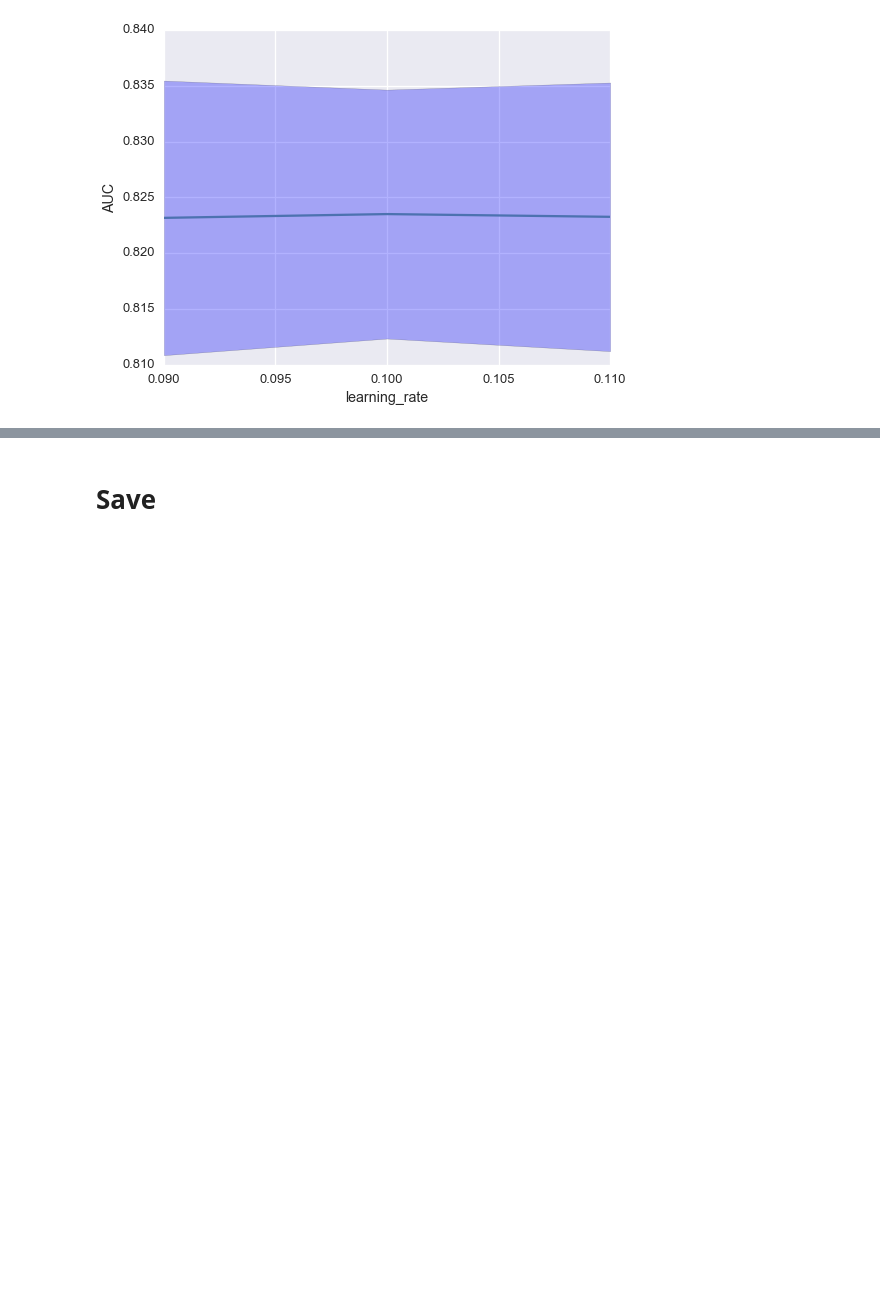
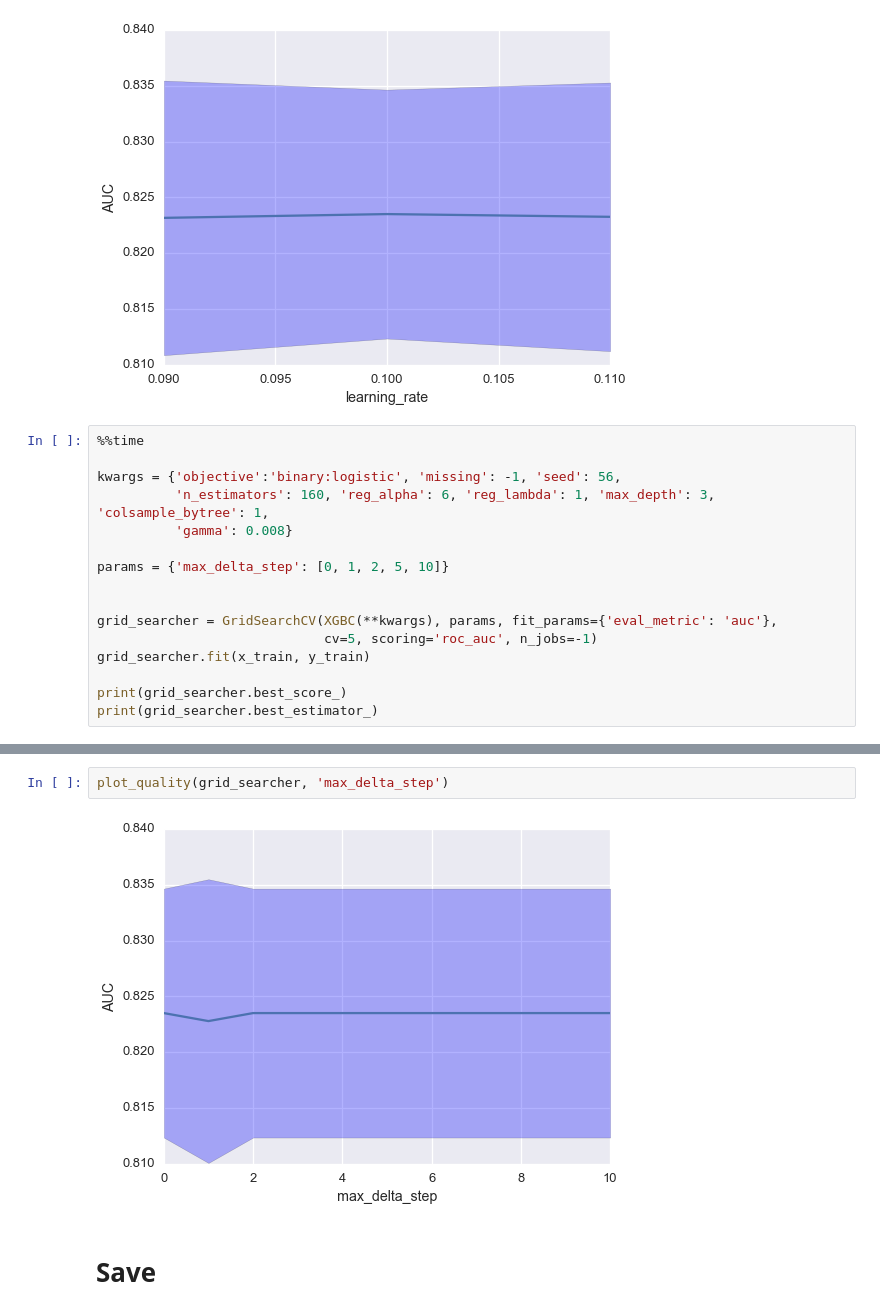
Before and after one commit to alexsyrom/kaggle-ml-train-1, a Jupyter notebook: xgboost_grid_cv.ipynb, the cells around one changed output, grey strips where cells are left out. Saved outputs shown, nothing was run; the diff lists cells and outputs as text; blank space fills up the shorter version.

```diff
--- a/xgboost_grid_cv.ipynb
+++ b/xgboost_grid_cv.ipynb
@@ -353,3 +353,19 @@ Wall time: 26.2 s
 plot_quality(grid_searcher, 'learning_rate')
 # %% [output]
 [figure]
+# %%
+%%time
+
+kwargs = {'objective':'binary:logistic', 'missing': -1, 'seed': 56,
+          'n_estimators': 160, 'reg_alpha': 6, 'reg_lambda': 1, 'max_depth': 3, 'colsample_bytree': 1,
+          'gamma': 0.008}
+
+params = {'max_delta_step': [0, 1, 2, 5, 10]}
+
+
+grid_searcher = GridSearchCV(XGBC(**kwargs), params, fit_params={'eval_metric': 'auc'},
+                             cv=5, scoring='roc_auc', n_jobs=-1)
+grid_searcher.fit(x_train, y_train)
+
+print(grid_searcher.best_score_)
+print(grid_searcher.best_estimator_)
@@ -356,3 +381,7 @@ plot_quality(grid_searcher, 'learning_rate')
+# %%
+plot_quality(grid_searcher, 'max_delta_step')
+# %% [output]
+[figure, added]
 # %% [markdown]
 # Save
 # %%
```
Also changed, not shown: parts of 2 cells of this notebook.
